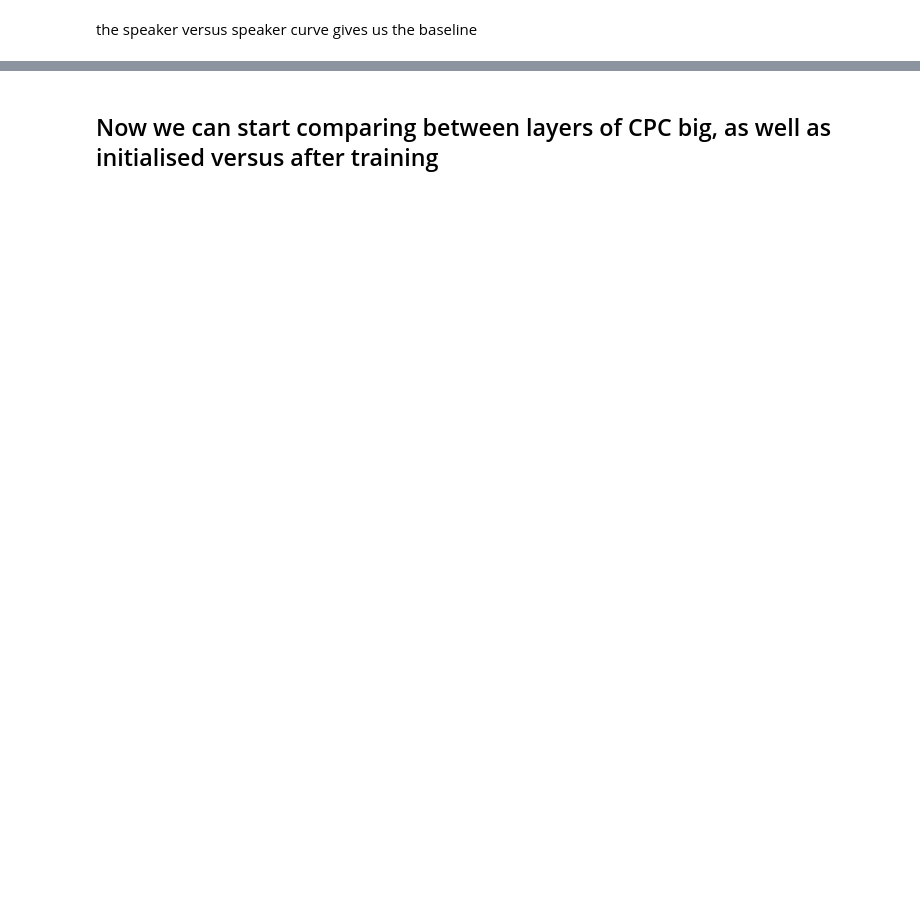
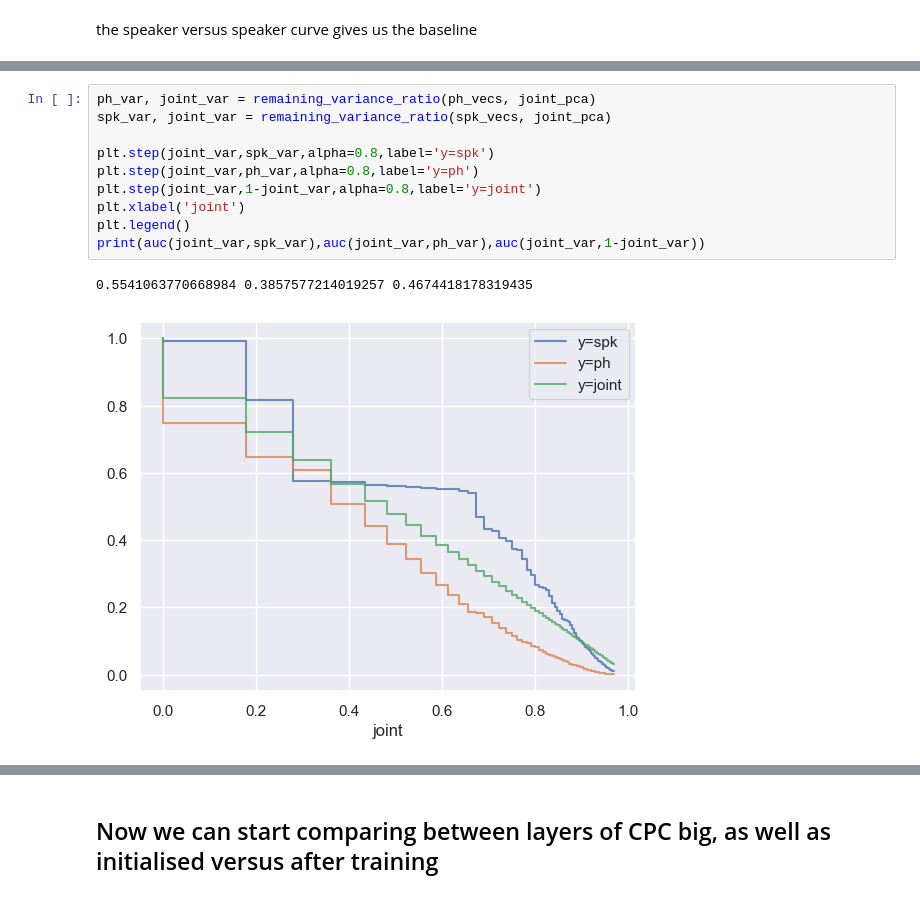
Before and after one commit to uililo/cumulative-residual-variance, a Jupyter notebook: quantitative-orthogonality-measure.ipynb, the cells around one changed output, grey strips where cells are left out. Saved outputs shown, nothing was run; the diff lists cells and outputs as text; blank space fills up the shorter version.

```diff
--- a/quantitative-orthogonality-measure.ipynb
+++ b/quantitative-orthogonality-measure.ipynb
@@ -118,0 +134,13 @@ plt.legend()
+# %%
+ph_var, joint_var = remaining_variance_ratio(ph_vecs, joint_pca)
+spk_var, joint_var = remaining_variance_ratio(spk_vecs, joint_pca)
+
+plt.step(joint_var,spk_var,alpha=0.8,label='y=spk')
+plt.step(joint_var,ph_var,alpha=0.8,label='y=ph')
+plt.step(joint_var,1-joint_var,alpha=0.8,label='y=joint')
+plt.xlabel('joint')
+plt.legend()
+print(auc(joint_var,spk_var),auc(joint_var,ph_var),auc(joint_var,1-joint_var))
+# %% [output]
+0.5541063770668984 0.3857577214019257 0.4674418178319435
+[figure, added]
```
Also changed, not shown: parts of 30 cells of this notebook.
